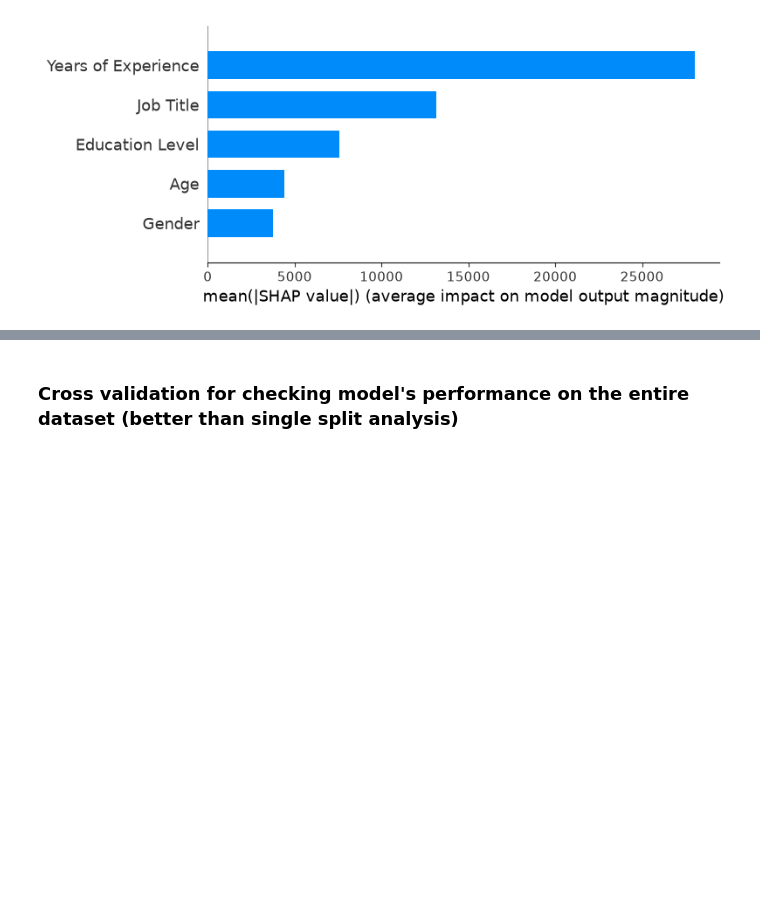
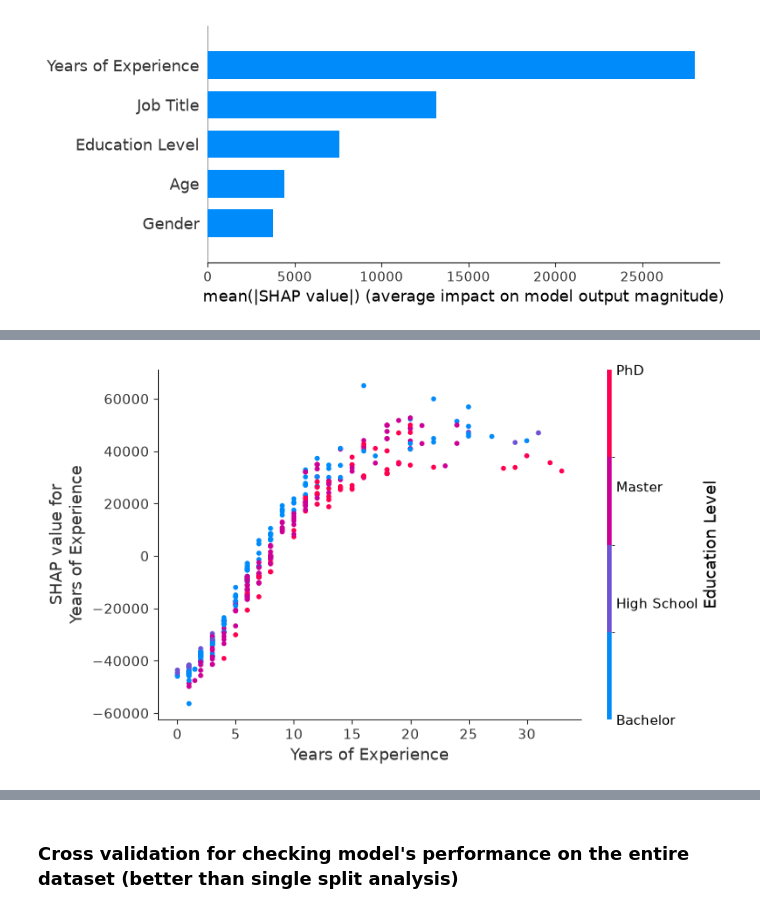
Before and after one commit to IbrahimSharkerMaruf/forge, a Jupyter notebook: salary.ipynb, the cells around one changed output, grey strips where cells are left out. Cells and saved outputs as stored; diff of their text form; code cells hidden in the pictures; blank space fills up the shorter version.

```diff
--- a/salary.ipynb
+++ b/salary.ipynb
@@ -247,0 +252,4 @@ shap.summary_plot(shap_values, x_test, plot_type="bar")
+# %%
+shap.dependence_plot("Years of Experience", shap_values, x_test)
+# %% [output]
+[figure, added]
```
Also changed, not shown: parts of 10 cells of this notebook, 4 other files.
